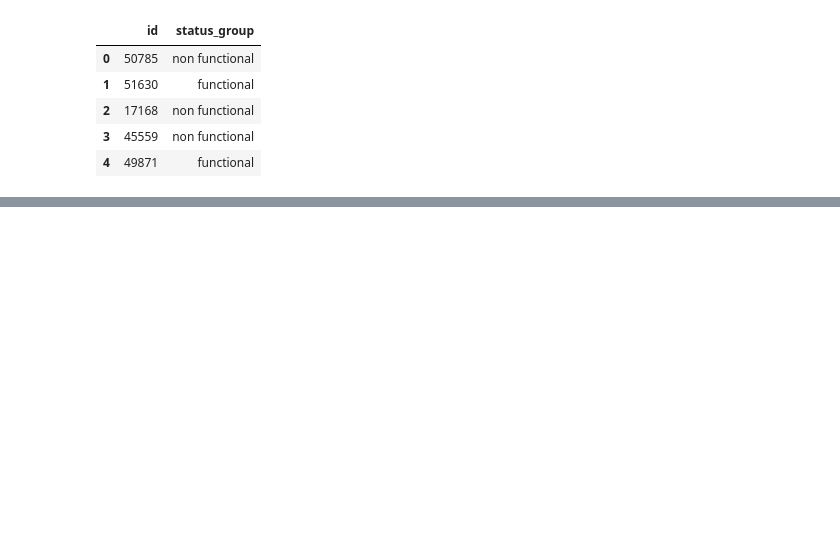
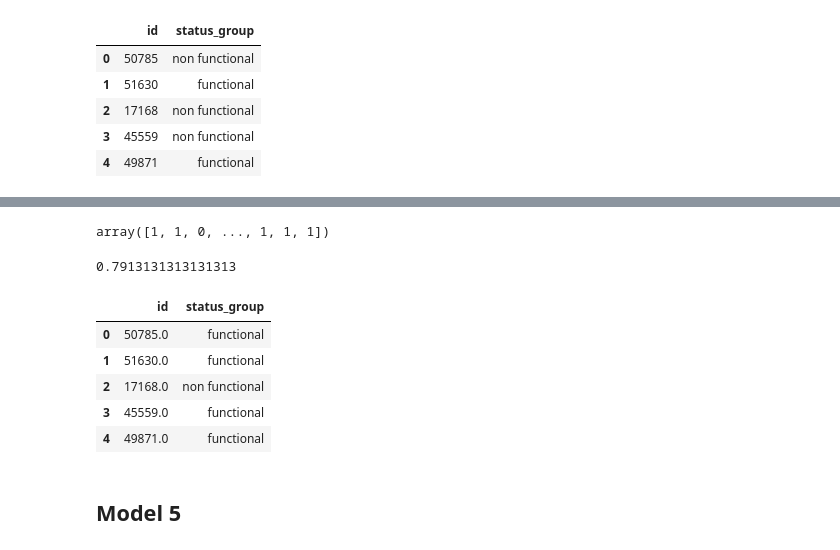
Before and after one commit to joshdsolis/DS-UNIT-2-PROJECT, a Jupyter notebook: DS1_Predictive_Modeling_Challenge.ipynb, the cells around one changed output, grey strips where cells are left out. Saved outputs shown, nothing was run; the diff lists cells and outputs as text; code cells hidden in the pictures; blank space fills up the shorter version.

```diff
--- a/DS1_Predictive_Modeling_Challenge.ipynb
+++ b/DS1_Predictive_Modeling_Challenge.ipynb
@@ -444,0 +389,15 @@ ValueError: ignored
+# %%
+y.replace({'functional':1,'non functional':0, 'functional needs repair': 2}, inplace=True)
+# %%
+ordinal = ce.OrdinalEncoder()
+ordinal.fit(X)
+X = ordinal.transform(X)
+X.dtypes
+
+test_f_encoded = test_f
+test_f_encoded['date_recorded'] = pd.to_datetime(test_f_encoded['date_recorded'])
+test_f_encoded['date_recorded'] = pd.to_numeric(test_f_encoded['date_recorded'])
+
+ordinal2 = ce.OrdinalEncoder()
+ordinal2.fit(test_f_encoded)
+test_f_encoded = ordinal2.transform(test_f_encoded)
@@ -444,0 +424,4 @@ ValueError: ignored
+# %%
+from sklearn.model_selection import train_test_split
+
+X_train, X_test, y_train, y_test = train_test_split(X, y)
@@ -444,0 +460,23 @@ ValueError: ignored
+# %%
+# Model 4
+
+from sklearn.preprocessing import RobustScaler
+from sklearn.feature_selection import f_classif, SelectKBest
+from sklearn.ensemble import RandomForestClassifier
+
+pipeline = make_pipeline(
+    ce.OrdinalEncoder(),
+    RobustScaler(),
+    RandomForestClassifier(n_estimators=10,criterion = 'entropy')
+)
+
+pipeline.fit(X_train,y_train)
+y_pred = pipeline.predict(X_test)
+# %%
+y_pred
+# %% [output]
+array([1, 1, 0, ..., 1, 1, 1])
+# %%
+accuracy_score(y_test, y_pred)
+# %% [output]
+0.7913131313131313
@@ -444,0 +485,15 @@ ValueError: ignored
+# %%
+y_pred = pd.DataFrame(y_pred,index=None)
+y_pred['id'] = test_f['id']
+y_pred.rename(columns= {0 : 'status_group'},inplace=True)
+cols = ['id', 'status_group']
+y_pred = y_pred[cols]
+y_pred.replace({1:'functional',0:'non functional', 2:'functional needs repair'}, inplace=True)
+y_pred.head()
+# %% [output]
+|  | id | status_group |
+| 0 | 50785.0 | functional |
+| 1 | 51630.0 | functional |
+| 2 | 17168.0 | non functional |
+| 3 | 45559.0 | functional |
+| 4 | 49871.0 | functional |
@@ -444,0 +502,2 @@ ValueError: ignored
+# %% [markdown]
+## Model 5
```
Also changed, not shown: parts of 110 cells of this notebook.
